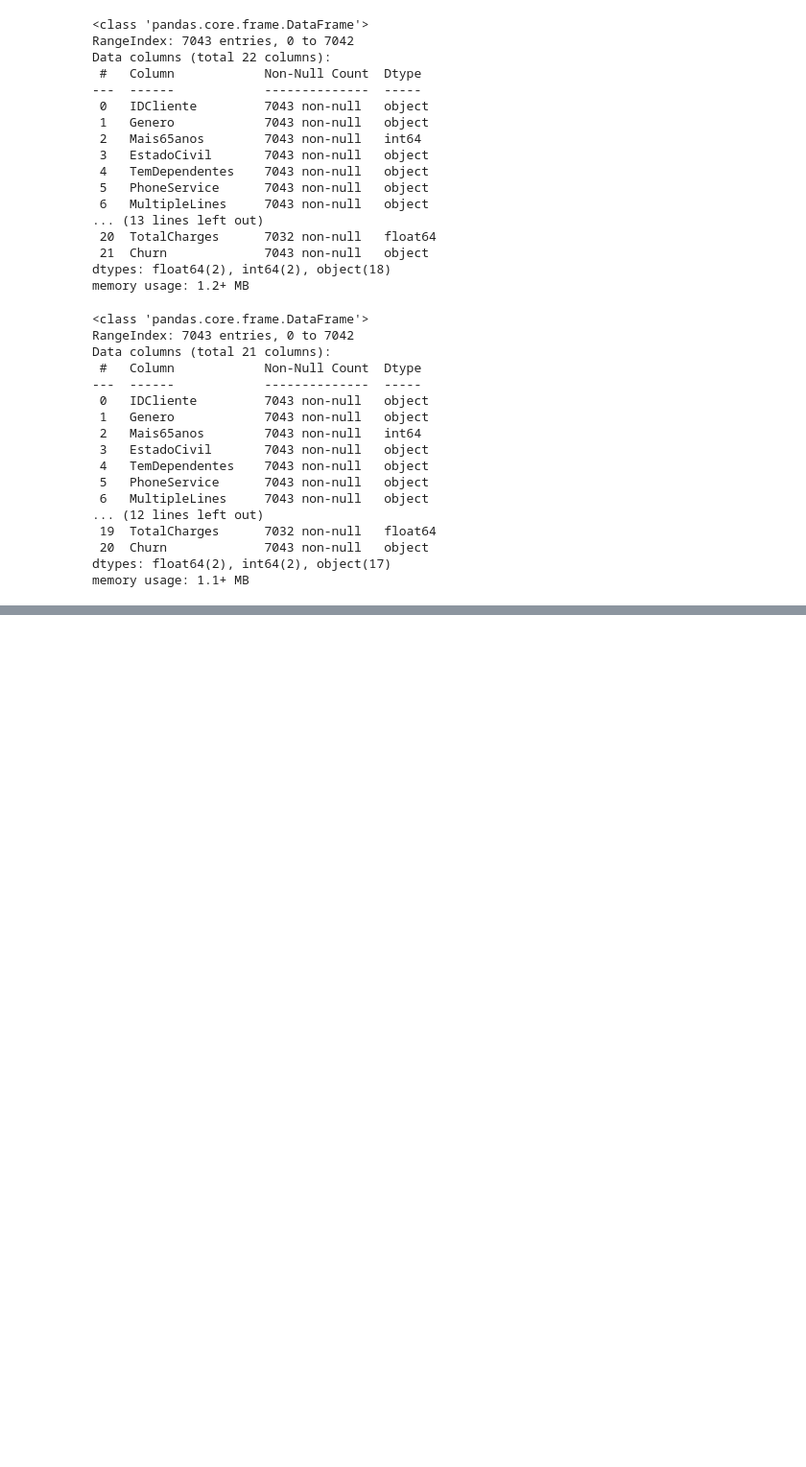
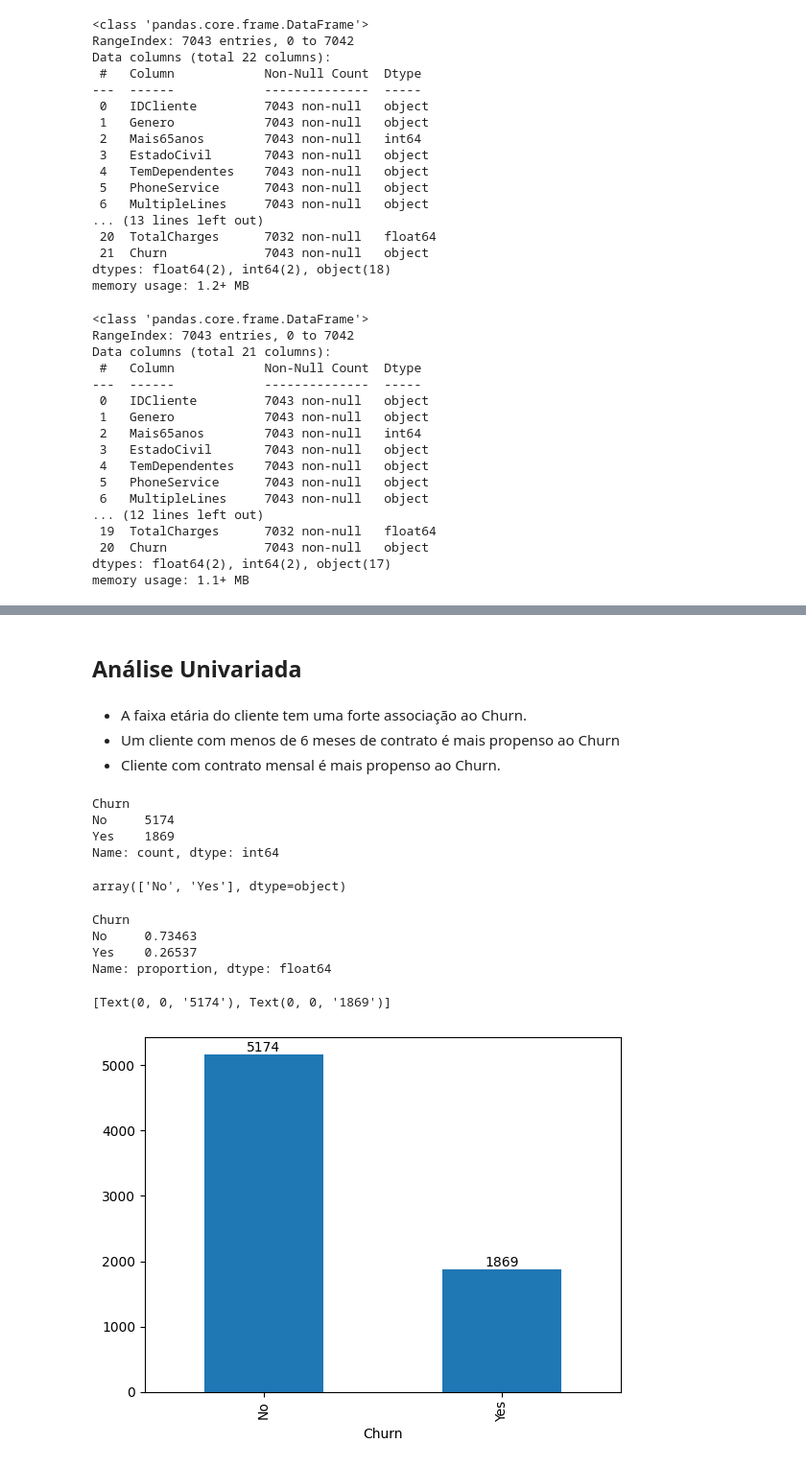
Before and after one commit to antoniovuono/eda-telecom-, a Jupyter notebook: eda_churn.ipynb, the cells around one changed output, grey strips where cells are left out. Shown: that part at 96% size. Drawn from its saved outputs; the diff is of its cells as text; code cells hidden in the pictures; blank space fills up the shorter version.

Commit message:
analise univariada de variaveis caregoricas

```diff
--- a/eda_churn.ipynb
+++ b/eda_churn.ipynb
@@ -390,0 +588,36 @@ memory usage: 1.1+ MB
+# %% [markdown]
+## Análise Univariada
+# %% [markdown]
+- A faixa etária do cliente tem uma forte associação ao Churn.
+- Um cliente com menos de 6 meses de contrato é mais propenso ao Churn
+- Cliente com contrato mensal é mais propenso ao Churn.
+# %%
+# Contar clientes usando a variável Churn como referência
+df_churn.Churn.value_counts()
+# %% [output]
+Churn
+No     5174
+Yes    1869
+Name: count, dtype: int64
+# %%
+# Como identificar valores possíveis (únicos) numa variável do DataFrame
+df_churn.Churn.unique()
+# %% [output]
+array(['No', 'Yes'], dtype=object)
+# %%
+# Como é a distribuição de clientes que abandonarma ou continuaram ativos.
+df_churn.Churn.value_counts(normalize=True)
+# %% [output]
+Churn
+No     0.73463
+Yes    0.26537
+Name: proportion, dtype: float64
+# %%
+# Representação em gráfico: Plot de distribuição em números
+
+ax = df_churn.Churn.value_counts().plot.bar()
+
+ax.bar_label(ax.containers[0])
+# %% [output]
+[Text(0, 0, '5174'), Text(0, 0, '1869')]
+[figure, added]
```
Also changed, not shown: parts of 22 cells of this notebook, 2 other files.
